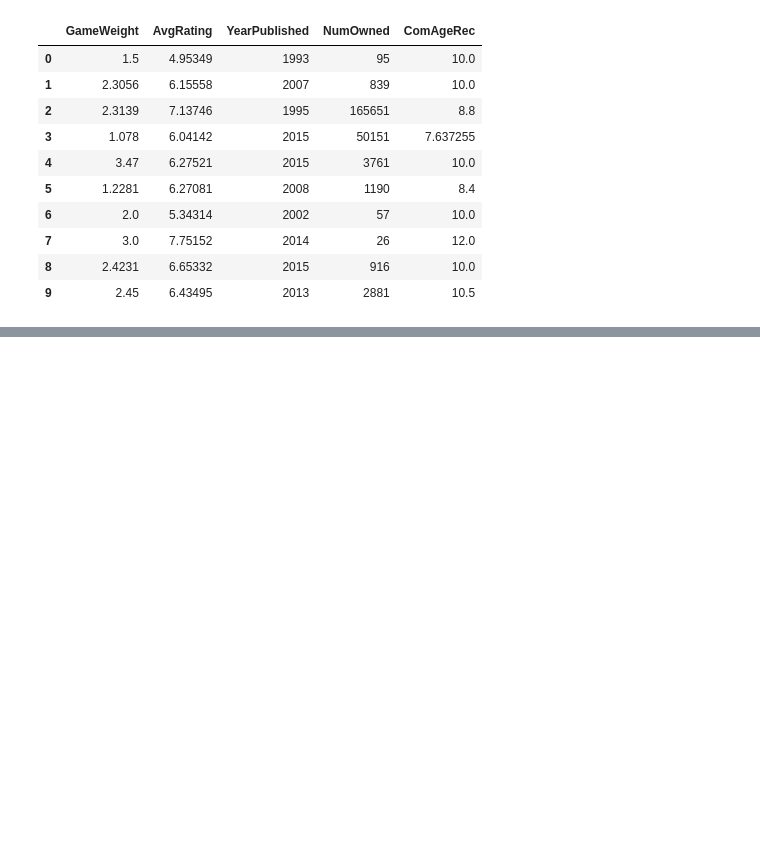
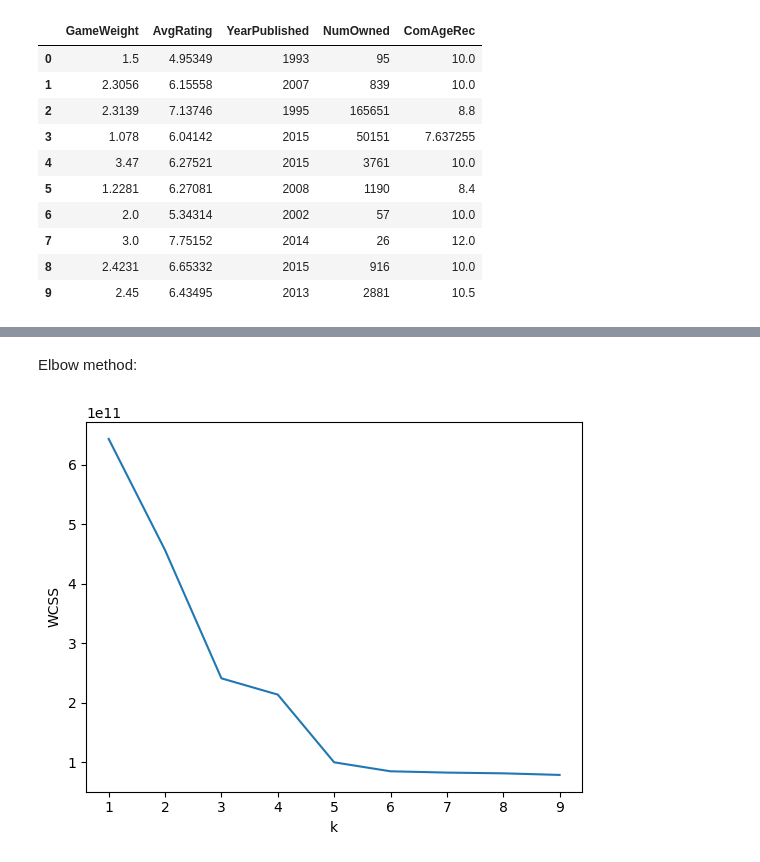
Before and after one commit to svcheng/CSMODEL-Project, a Jupyter notebook: CSMODEL-Project-S11-Group2/project.ipynb, the cells around one changed output, grey strips where cells are left out. Drawn from its saved outputs; the diff is of its cells as text; code cells hidden in the pictures; blank space fills up the shorter version.

Commit message:
add getting within-cluster sum of squares
wcss is used for elbow method for selecting best k

```diff
--- a/CSMODEL-Project-S11-Group2/project.ipynb
+++ b/CSMODEL-Project-S11-Group2/project.ipynb
@@ -560,7 +560,7 @@ kmedians.initialize_centroids(games)
 | 8 | 2.4231 | 6.65332 | 2015 | 916 | 10.0 |
 | 9 | 2.45 | 6.43495 | 2013 | 2881 | 10.5 |
 # %%
-groups = kmedians.train(games, 300)
+groups = kmedians.train(games, 20)
 groups
 # %% [output]
 Iteration 1
@@ -599,0 +614,9 @@ dtype: int32
+# %%
+wcss_arr = []
+for k in range(1, 10):
+    kmedians = KMedians(k, 2, 7, len(games), games)
+    kmedians.initialize_centroids(games)
+    groups = kmedians.train(games, 300)
+
+    wcss_arr.append(kmedians.get_wcss(games, groups))
+print(wcss_arr)
@@ -599,0 +641,9 @@ dtype: int32
+# %% [markdown]
+Elbow method:
+# %%
+plt.plot(range(1, 10), wcss_arr)
+plt.xlabel('k')
+plt.ylabel('WCSS')
+plt.show()
+# %% [output]
+[figure, added]
```
Also changed, not shown: parts of 3 cells of this notebook, 2 other files.
